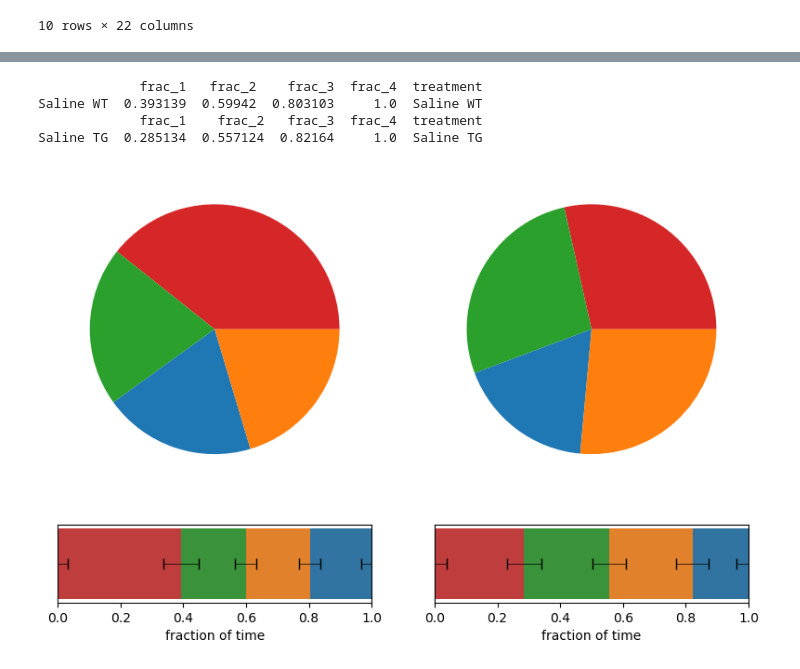
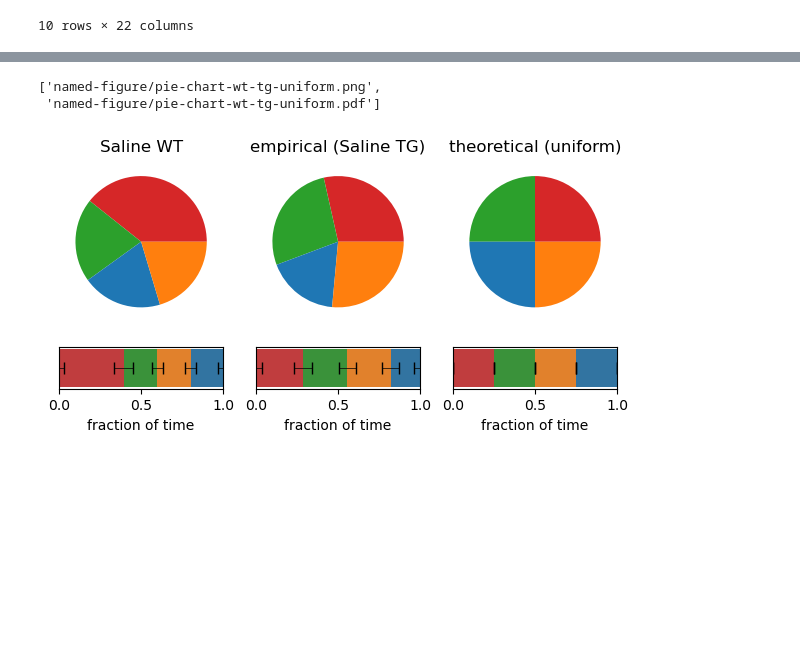
Before and after one commit to attilagk/CTNS-notebook, a Jupyter notebook: 2024-06-26-mwm-test-probe-CO28154/2024-06-26-mwm-test-probe-CO28154.ipynb, the cells around one changed output, grey strips where cells are left out. Saved outputs shown, nothing was run; the diff lists cells and outputs as text; code cells hidden in the pictures; blank space fills up the shorter version.

Commit message:
pie chart completed

```diff
--- a/2024-06-26-mwm-test-probe-CO28154/2024-06-26-mwm-test-probe-CO28154.ipynb
+++ b/2024-06-26-mwm-test-probe-CO28154/2024-06-26-mwm-test-probe-CO28154.ipynb
@@ -647,46 +620,53 @@ TUDCA + HCQ TG  0.488306  0.729007  0.873348     1.0  TUDCA + HCQ TG
 # %%
 
 
 def plot_pie_strip(l_sel, fractions=fractions, stdeviations=stdeviations):
-    fig, ax = plt.subplots(2, len(l_sel), height_ratios=[4, 1], figsize=(4.8 * len(l_sel), 4.8 * 1.25))
+    unit_width = 2.4
+    fig, ax = plt.subplots(2, len(l_sel), height_ratios=[4, 1], figsize=(unit_width * len(l_sel), unit_width * 1.25))
+    Z = zip([fractions, stdeviations], [1/4, 0])
+    uniform_fractions, uniform_stdeviations = [df.iloc[[0], :4].copy().map(lambda x: val) for df,val in Z]
     def plot_one(j, t):
         ii = np.array([0, 1, 3, 2])
-        Z = zip([[1/4], [0]], [fractions, stdeviations])
-        frac, sdev = [np.repeat(l, 4) if t is None else df.loc[t].loc['test condition'].to_numpy() for l, df in Z]
-        #frac = np.repeat([1/4], 4) if t is None else fractions.loc[t].loc['test condition'].to_numpy()
-        #sdev = np.repeat([0], 4) if t is None else stdeviations.loc[t].loc['test condition'].to_numpy()
+        if t is None:
+            frac, sdev = [df.iloc[0].loc['test condition'].to_numpy() for df in [uniform_fractions, uniform_stdeviations]]
+        else:
+            frac, sdev = [df.loc[t].loc['test condition'].to_numpy() for df in [fractions, stdeviations]]
         frac_pie = frac[ii]
         colors = ['C' + str(int(i)) for i in np.array(3 - ii)]
         ax_top, ax_bottom = [ax[i, j] for i in [0, 1]]
         ax_top.pie(frac_pie, colors=colors)
         ix = pd.MultiIndex.from_product([['test condition'], list(range(4))])
         #fracdf, sdevdf = [pd.DataFrame(a, columns=[t[1]], index=ix).transpose() for a in [frac, sdev]]
-        fracdf = fractions.loc[[t]].copy()
+        fracdf = fractions.loc[[t]].copy() if t is not None else uniform_fractions.copy()
         fracdf.index = fracdf.index.get_level_values(1)
-        sdevdf = stdeviations.loc[[t]].copy()
+        sdevdf = stdeviations.loc[[t]].copy() if t is not None else uniform_stdeviations.copy()
         sdevdf.index = sdevdf.index.get_level_values(1)
+        if t is None:
+            pass
         ax_bottom = frac_plot(ax_bottom, fracdf, sdevdf)
         ax_bottom.set_title('')
         ax_bottom.set_ylabel('')
         ax_bottom.set_yticks([])
         return(None)
     for j, t in enumerate(l_sel):
         plot_one(j, t)
     return((fig, ax))
 
 l_sel = [
     ('CO26990', 'Saline WT'),
     ('CO26990', 'Saline TG'),
-    #None,
+    None,
 ]
 
 fig, ax = plot_pie_strip(l_sel, fractions)
+for axi, title in zip(ax[0, :], ['Saline WT', 'empirical (Saline TG)', 'theoretical (uniform)']):
+    axi.set_title(title)
+
+attila_utils.savefig(fig, 'pie-chart-wt-tg-uniform')
 # %% [output]
-             frac_1   frac_2    frac_3  frac_4  treatment
-Saline WT  0.393139  0.59942  0.803103     1.0  Saline WT
-             frac_1    frac_2   frac_3  frac_4  treatment
-Saline TG  0.285134  0.557124  0.82164     1.0  Saline TG
+['named-figure/pie-chart-wt-tg-uniform.png',
+ 'named-figure/pie-chart-wt-tg-uniform.pdf']
-[figure, old version]
+[figure, new version]
 # %%
 %connect_info
 # %% [output]
```
Also changed, not shown: parts of 2 cells of this notebook.
